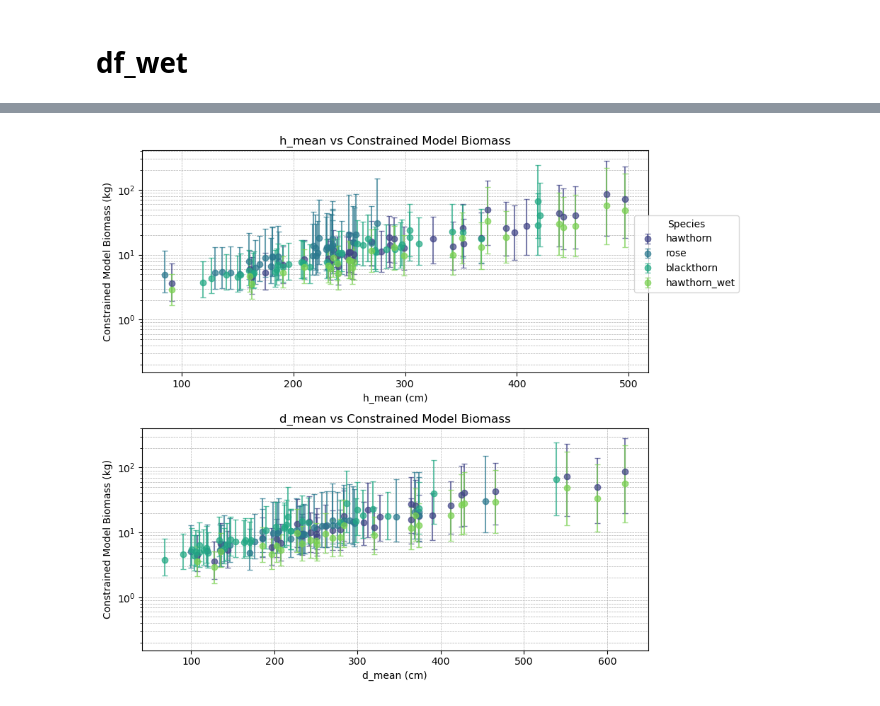
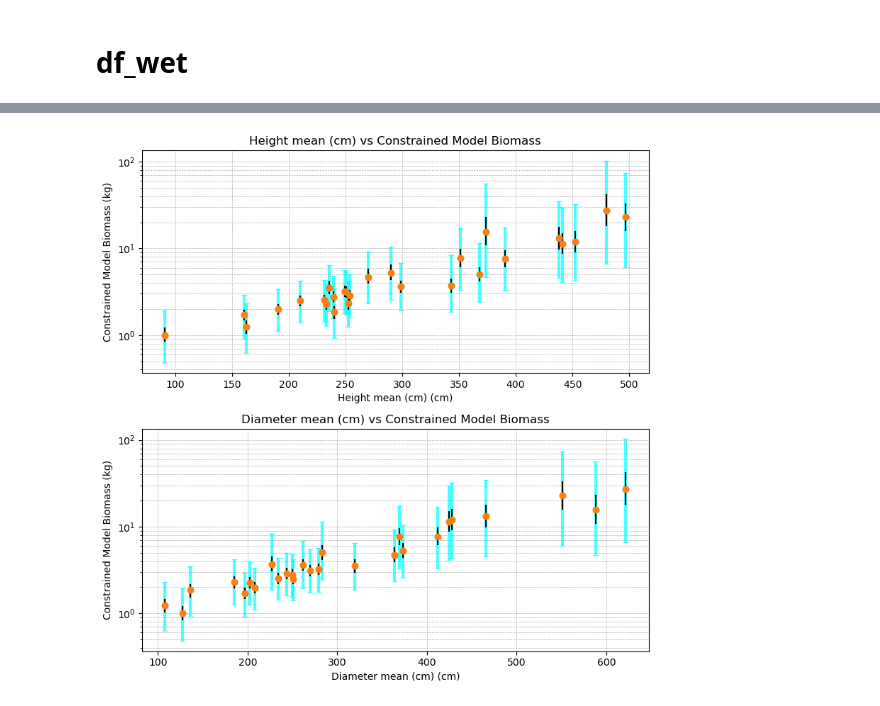
Before and after one commit to douglask3/BRAMBLE, a Jupyter notebook: development_notebook.ipynb, the cells around one changed output, grey strips where cells are left out. Saved outputs shown, nothing was run; the diff lists cells and outputs as text; code cells hidden in the pictures.

Commit message:
plots for presentation

```diff
--- a/development_notebook.ipynb
+++ b/development_notebook.ipynb
@@ -104,5 +104,6 @@ This step loads the dataset in `file`. The example file contains upto three meas
 # %%
 file = 'data/SH_allometry_2023.csv'
 file_wet = 'data/SH_allometry_wet.csv'
+file = 'data/shrewberry_hill.csv'
 # %%
 df = pd.read_csv(file)
@@ -324,5 +295,0 @@ array([0, 0, 1, 1, 2, 0, 2, 0, 0, 1, 0, 1, 1, 1, 0, 2, 0, 2, 2, 2, 0, 1,
-# %%
-X = np.append(X, df_wet[['h_mean', 'd_mean']].values/100.0, axis = 0)
-unique_species = np.append(unique_species, 'hawthorn_wet')
-species_idx = np.append(species_idx, np.zeros(df_wet.shape[0]) + 3)
-Y = np.append(df[['Y_fake']].values, df_wet['kg wet weight total'].values)
@@ -332,5 +303,4 @@ nvars = X.shape[1]
 # %%
-
 
 # In the PyMC model
 with pm.Model() as max_ent_model:
@@ -351,7 +321,7 @@ with pm.Model() as max_ent_model:
     allometry_model = BRAMBLE(params, inference = True)
 
     # Compute predictions using the multi-species method
-    prediction = allometry_model.predict_multi_species(X, species_idx)
+    prediction = allometry_model.predict_multi_species(Xt, 0)
     penalty = pm.Potential('penalty', -0.1 * pm.math.sum(pm.math.switch(prediction > biomass_threshold,
                                                                         prediction - biomass_threshold,
                                                                         0)))
@@ -379,13 +347,2 @@ The effective sample size per chain is smaller than 100 for some parameters.  A
 # %%
 params_opt = {'betas':trace.posterior['betas'].values, 'beta0': trace.posterior['beta0'].values}
-# %%
-df_out = df[['species', 'h_mean', 'd_mean', 'Y_fake']]
-#df_out = pd.append(df_out, n
-new_data = np.array([np.repeat(unique_species[-1], df_wet.shape[0]), df_wet['h_mean'].values, df_wet['d_mean'].values,
-                     df_wet['kg wet weight total'].values])
-print(new_data.shape)
-new_df = pd.DataFrame(np.transpose(new_data), columns=df_out.columns)
-df_out = pd.concat([df_out, new_df], ignore_index=True)
-#dir(df_out)
-for i in range(1, df_out.shape[1]): df_out.iloc[:, i] = pd.to_numeric(df_out.iloc[:, i], errors='coerce')
-df_out['Y_fake']
@@ -500,45 +440,53 @@ plt.show()
 # %%
 import matplotlib.pyplot as plt
 import seaborn as sns
 
 # Create a list of variables from the columns of the X DataFrame
-variables = ['h_mean', 'd_mean']
+variables = ['Height mean (cm)', 'Diameter mean (cm)']
 num_vars = len(variables)
 
-# Create color palette based on the number of unique species
-species_unique = df_out['species'].unique()
-species_colors = sns.color_palette("viridis", len(species_unique))  # Adjust color palette as needed
 
 # Create subplots for each variable
 fig, axs = plt.subplots(num_vars, 1, figsize=(8, num_vars * 4), sharey=True)
 
 # Loop over each variable to create individual plots
 for i, var in enumerate(variables):
     ax = axs[i] if num_vars > 1 else axs  # Handle single subplot case
 
     # Plot each species separately with its color
-    for j, species in enumerate(species_unique):
-        species_data = df_out[df_out['species'] == species]
-        ax.errorbar(
-            species_data[var], species_data['simulation_50'],
-            yerr=[species_data['simulation_50'] - species_data['simulation_10'],
-                  species_data['simulation_90'] - species_data['simulation_50']],
-            fmt='o', color=species_colors[j], capsize=3, alpha=0.7, label=species
-        )
 
+    ax.errorbar(
+        df[var], df['simulation_50'],
+        yerr=[df['simulation_50'] - df['simulation_05'],
+              df['simulation_95'] - df['simulation_50']],
+        fmt='o', capsize=3, alpha=0.7, label=species,
+    elinewidth=3,       # thinner error bar lines
+    ecolor='cyan'
+    )
+
+    ax.errorbar(
+            df[var],
+            df['simulation_50'],
+            yerr=[df['simulation_50'] - df['simulation_25'],
+                  df['simulation_75'] - df['simulation_50']],
+            fmt='o',
+
+        elinewidth=1.5,       # thinner error bar lines
+        ecolor='black',       # darker (black) error bars
+    )
     # Set axis labels and title
     ax.set_xlabel(f'{var} (cm)')
     ax.set_ylabel('Constrained Model Biomass (kg)')
     ax.set_title(f'{var} vs Constrained Model Biomass')
     ax.set_yscale('log')  # Log scale for biomass
     ax.grid(True, which="both", linestyle='--', linewidth=0.5)  # Add grid
-    if i == 0: fig.legend(title='Species', loc='upper right', bbox_to_anchor=(1.15, 0.85))
+    #if i == 0: fig.legend(title='Species', loc='upper right', bbox_to_anchor=(1.15, 0.85))
 # Add a legend and adjust layout for better spacing
 
 plt.tight_layout()
 plt.show()
 # %% [output]
-[figure, old version]
+[figure, new version]
 # %%
 import matplotlib.pyplot as plt
 import numpy as np
```
Also changed, not shown: parts of 18 cells of this notebook.
